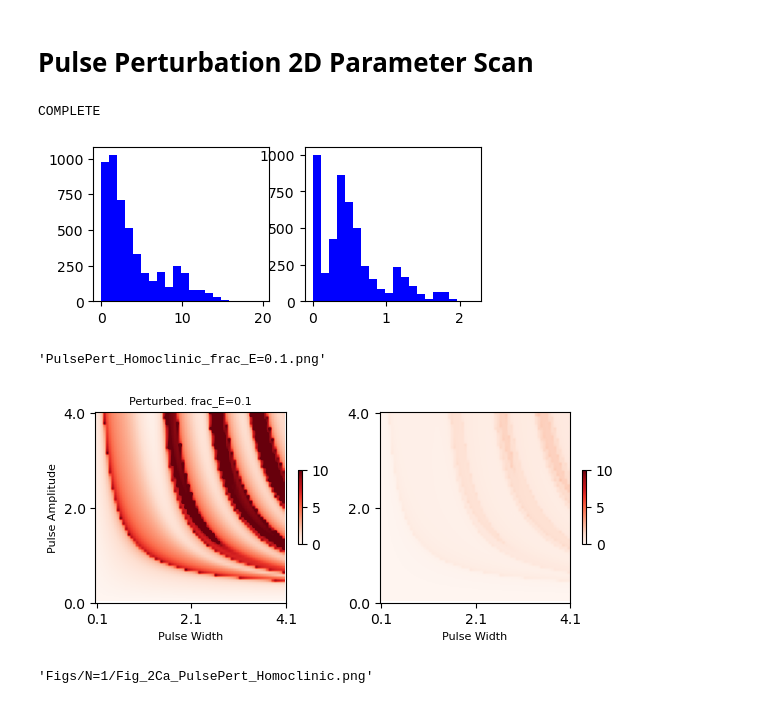
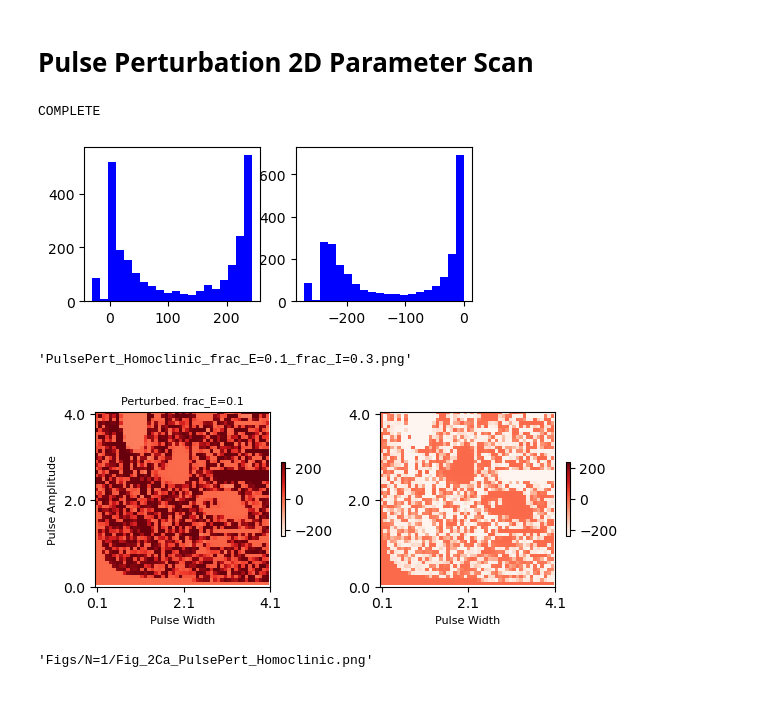
Before and after one commit to baierx/Turing-Transients, a Jupyter notebook: Code/2025.11.05_2Osc_nonlinear_stim.ipynb, the cells around one changed output. Saved outputs shown, nothing was run; the diff lists cells and outputs as text; code cells hidden in the pictures.

```diff
--- a/Code/2025.11.05_2Osc_nonlinear_stim.ipynb
+++ b/Code/2025.11.05_2Osc_nonlinear_stim.ipynb
@@ -197,7 +193,7 @@ y[:,[0, 2]].shape
 N = 2
 
 # Input parameter
-h_ex_0 = -7.0
+h_ex_0 = -7.06
 h_in_0 = -4.0
 
 # Oscillator parameters
@@ -688,21 +685,21 @@ IndexError: index 11 is out of bounds for axis 2 with size 10
 # %% [markdown]
 # Periodic Pulse Perturbation
 # %%
-# h_ex_0 = -6.5
+h_ex_0 = -7.06
 
 # frac_E, frac_I = 0.5, 0.0 # < 1. 0 means no coupling
 
-pulse_wid = 2.
-pulse_amp = 1.
-pulse_per = 50
+pulse_wid = 3.
+pulse_amp = 2.2
+pulse_per = 170
 
 # Initial conditions
 SEED = 12345
 rng  = default_rng(SEED)
-y_in = rng.uniform(size=2*N)
+# y_in = rng.uniform(size=2*N)
 
 # Time array
-time_stop = 50
+time_stop = 170
 sr        = 1000
 time      = linspace(start=0, stop=time_stop, num=time_stop*sr)
 
@@ -711,12 +708,12 @@ rows = time.size
 pert = h_ex_0 + pulse_amp*ss.rect(mod(time, pulse_per)-(pulse_per)/2-pulse_wid/2, pulse_wid)
 
 # Simulation
-y_pert = odeint(func=oscillator, y0=y_in, t=time,
+y_pert = odeint(func=oscillator, y0=y_ini, t=time,
               args=(N, h_ex_0, h_in_0, pars, frac_E, frac_I, sr, time_stop, pert),
               hmax=0.1)
 
 # Resetting of initial conditions
-y_in = y_pert[-1, :]
+# y_in = y_pert[-1, :]
 
 # Show final values of all variables
 print('End of run:', around(y_pert[-1,:],2))
@@ -911,7 +908,7 @@ time_stop_pert = 200
 sr             = 1000
 time           = linspace(start=0, stop=time_stop_pert, num=time_stop_pert*sr)
 
-resolution = 70
+resolution = 50
 
 pulse_width_min, pulse_width_max = 0.1, 4.1
 pulse_ampli_min, pulse_ampli_max = 4, 0.0001
@@ -948,9 +945,9 @@ ax[0].hist(results_pert_ex1_matrix.ravel(), bins=20, color='b');
 ax[1].hist(results_pert_ex2_matrix.ravel(), bins=20, color='b');
 # %% [output]
 COMPLETE
-[figure, old version]
+[figure, new version]
 # %%
-vmin, vmax = 0, 10
+vmin, vmax = -240, 240
 
 fig, ax = subplots(figsize=(6, 4), ncols=2)
 
@@ -964,36 +961,38 @@ ax[0].set_yticks(linspace(0, resolution, 3))
 ax[0].set_yticklabels(around(linspace(pulse_ampli_min, pulse_ampli_max, 3), 2))
 ax[0].set_title('Perturbed. frac_E=0.1', fontsize=8)
 
+
+vmin, vmax = -240, 240
 
 im2 = ax[1].imshow(results_pert_ex2_matrix.T, cmap='Reds', vmin=vmin, vmax=vmax)
 
 ax[1].set_xlabel('Pulse Width', fontsize=8)
 # ax[1].set_ylabel('Pulse Amplitude', fontsize=8)
 ax[1].set_xticks(linspace(0, resolution, 3))
 ax[1].set_xticklabels(around(linspace(pulse_width_min, pulse_width_max, 3), 1))
 ax[1].set_yticks(linspace(0, resolution, 3))
 ax[1].set_yticklabels(around(linspace(pulse_ampli_min, pulse_ampli_max, 3), 2))
 
 
 fig.colorbar(im1, ax=ax[0], shrink=0.2);
 fig.colorbar(im2, ax=ax[1], shrink=0.2);
 
 fig.tight_layout()
 
 if pars[1] == 1.5:
 
     title_chars = 'Figs/N=1/Fig_2Cb_PulsePert_SNIC.png'
 
 elif pars[1] == 2.5:
 
-    title_chars = 'PulsePert_Homoclinic_frac_E=0.1.png'
+    title_chars = 'PulsePert_Homoclinic_frac_E=' + str(frac_E) + '_frac_I=' + str(frac_I) +'.png'
 
 # fig.savefig(title_chars, dpi=300, format='png', bbox_inches='tight')
 
 title_chars
 # %% [output]
-'PulsePert_Homoclinic_frac_E=0.1.png'
+'PulsePert_Homoclinic_frac_E=0.1_frac_I=0.3.png'
-[figure, old version]
+[figure, new version]
 # %%
 vmin, vmax = 0, 20
 
```
Also changed, not shown: parts of 10 cells of this notebook, 2 other files.
